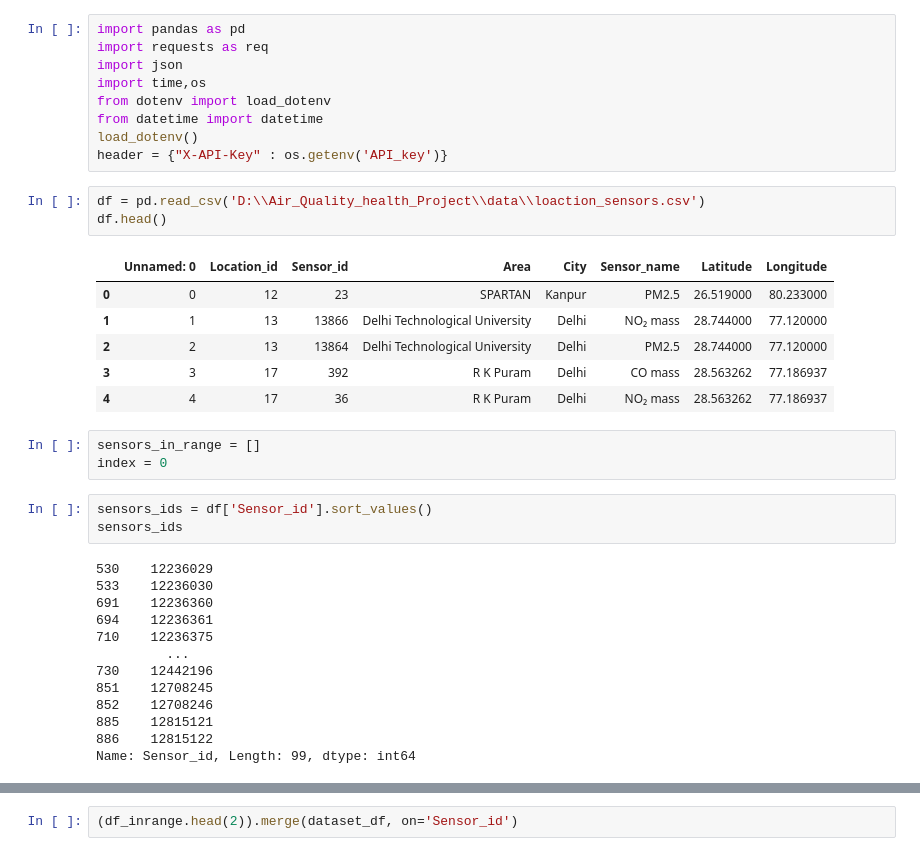
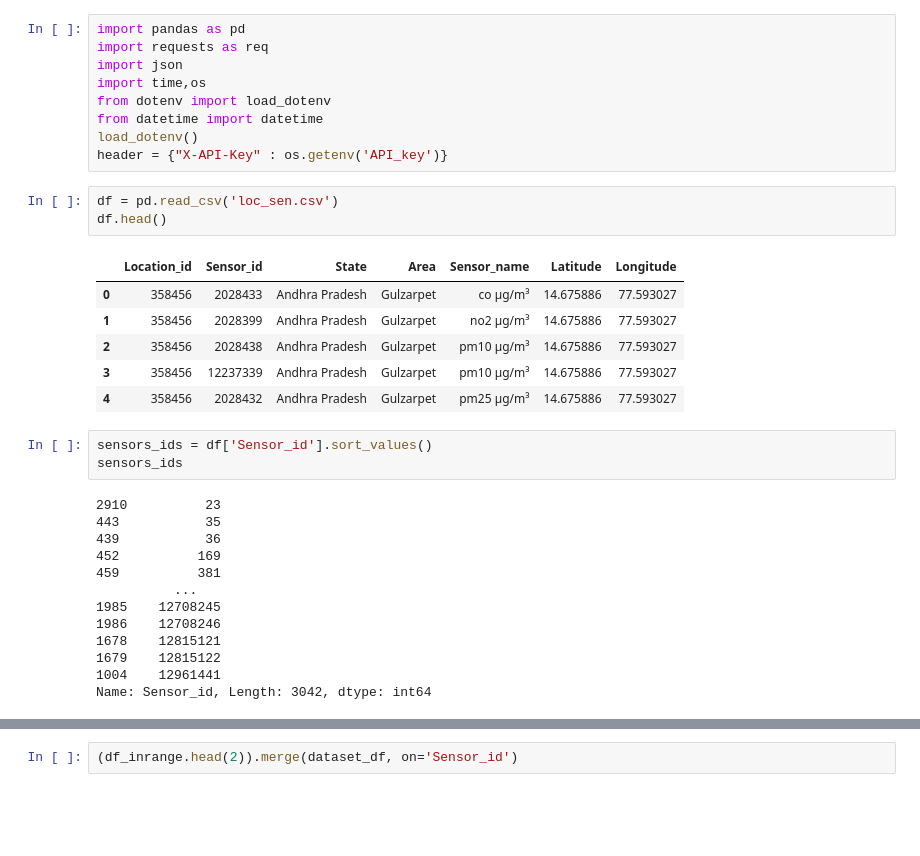
Before and after one commit to Manishkanwa/Air_Quality_health_Project, a Jupyter notebook: notebooks/02_measurements_collection.ipynb, the cells around one changed output, grey strips where cells are left out. Saved outputs shown, nothing was run; the diff lists cells and outputs as text; blank space fills up the shorter version.

```diff
--- a/notebooks/02_measurements_collection.ipynb
+++ b/notebooks/02_measurements_collection.ipynb
@@ -8,32 +8,29 @@ from datetime import datetime
 load_dotenv()
 header = {"X-API-Key" : os.getenv('API_key')}
 # %%
-df = pd.read_csv('D:\\Air_Quality_health_Project\\data\\loaction_sensors.csv')
+df = pd.read_csv('loc_sen.csv')
 df.head()
 # %% [output]
-|  | Unnamed: 0 | Location_id | Sensor_id | Area | City | Sensor_name | Latitude | Longitude |
-| 0 | 0 | 12 | 23 | SPARTAN | Kanpur | PM2.5 | 26.519000 | 80.233000 |
-| 1 | 1 | 13 | 13866 | Delhi Technological University | Delhi | NO₂ mass | 28.744000 | 77.120000 |
-| 2 | 2 | 13 | 13864 | Delhi Technological University | Delhi | PM2.5 | 28.744000 | 77.120000 |
-| 3 | 3 | 17 | 392 | R K Puram | Delhi | CO mass | 28.563262 | 77.186937 |
-| 4 | 4 | 17 | 36 | R K Puram | Delhi | NO₂ mass | 28.563262 | 77.186937 |
+|  | Location_id | Sensor_id | State | Area | Sensor_name | Latitude | Longitude |
+| 0 | 358456 | 2028433 | Andhra Pradesh | Gulzarpet | co µg/m³ | 14.675886 | 77.593027 |
+| 1 | 358456 | 2028399 | Andhra Pradesh | Gulzarpet | no2 µg/m³ | 14.675886 | 77.593027 |
+| 2 | 358456 | 2028438 | Andhra Pradesh | Gulzarpet | pm10 µg/m³ | 14.675886 | 77.593027 |
+| 3 | 358456 | 12237339 | Andhra Pradesh | Gulzarpet | pm10 µg/m³ | 14.675886 | 77.593027 |
+| 4 | 358456 | 2028432 | Andhra Pradesh | Gulzarpet | pm25 µg/m³ | 14.675886 | 77.593027 |
-# %%
-sensors_in_range = []
-index = 0
 # %%
 sensors_ids = df['Sensor_id'].sort_values()
 sensors_ids
 # %% [output]
-530    12236029
-533    12236030
-691    12236360
-694    12236361
-710    12236375
-         ...
-730    12442196
-851    12708245
-852    12708246
-885    12815121
-886    12815122
-Name: Sensor_id, Length: 99, dtype: int64
+2910          23
+443           35
+439           36
+452          169
+459          381
+          ...
+1985    12708245
+1986    12708246
+1678    12815121
+1679    12815122
+1004    12961441
+Name: Sensor_id, Length: 3042, dtype: int64
 # %%
```
Also changed, not shown: parts of 21 cells of this notebook, 11 other files.
